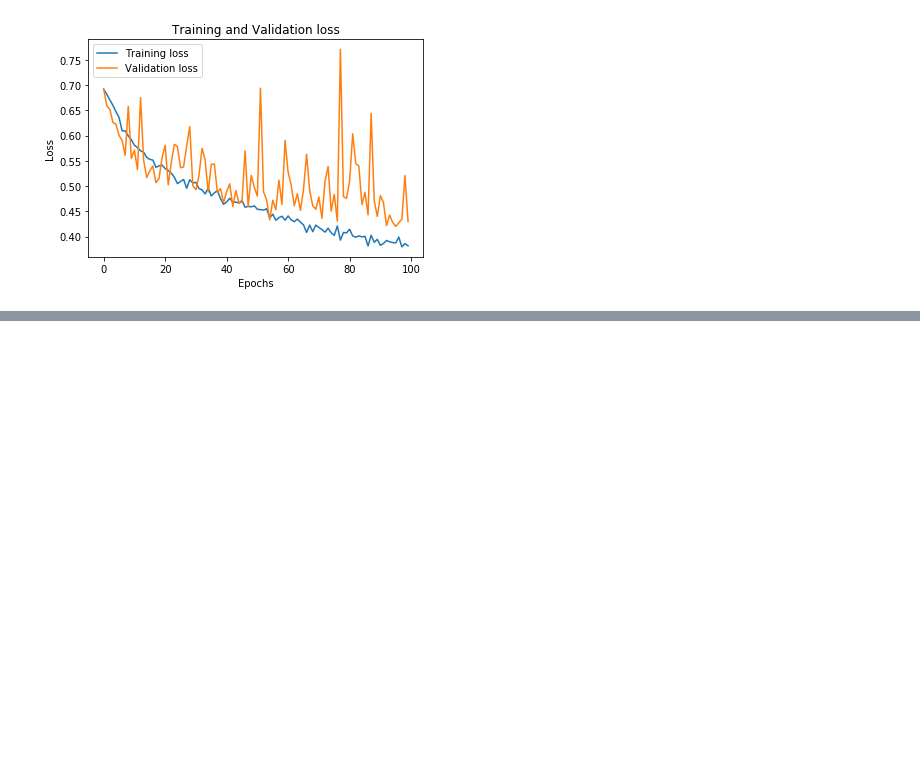
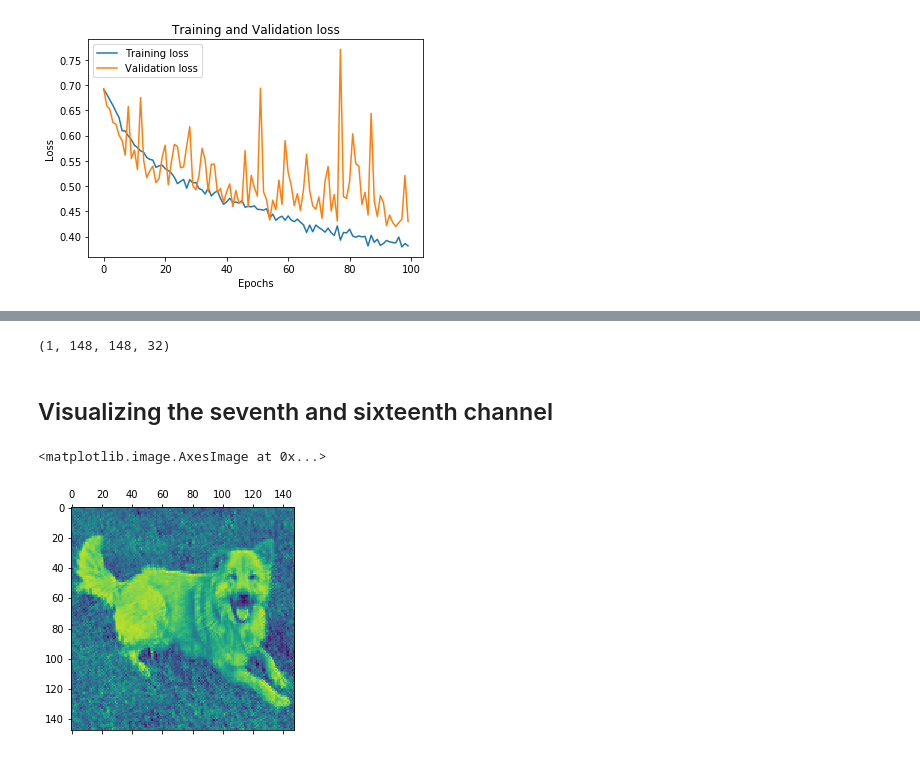
Before and after one commit to constantinembufung/CNN-classifier-for-cats-and-dogs, a Jupyter notebook: CNN_classifier_for_dog_and_cat.ipynb, the cells around one changed output, grey strips where cells are left out. Saved outputs shown, nothing was run; the diff lists cells and outputs as text; code cells hidden in the pictures; blank space fills up the shorter version.

```diff
--- a/CNN_classifier_for_dog_and_cat.ipynb
+++ b/CNN_classifier_for_dog_and_cat.ipynb
@@ -449,0 +771,12 @@ AttributeError: module 'keras.preprocessing.image' has no attribute 'load_im'
+# %%
+print(activations[0].shape)
+# %% [output]
+(1, 148, 148, 32)
+# %% [markdown]
+## Visualizing the seventh and sixteenth channel
+# %%
+first_layer_activation = activations[0]
+plt.matshow(first_layer_activation[0, :, :, 16], cmap='viridis')
+# %% [output]
+<matplotlib.image.AxesImage at 0x...>
+[figure, added]
```
Also changed, not shown: parts of 40 cells of this notebook.
